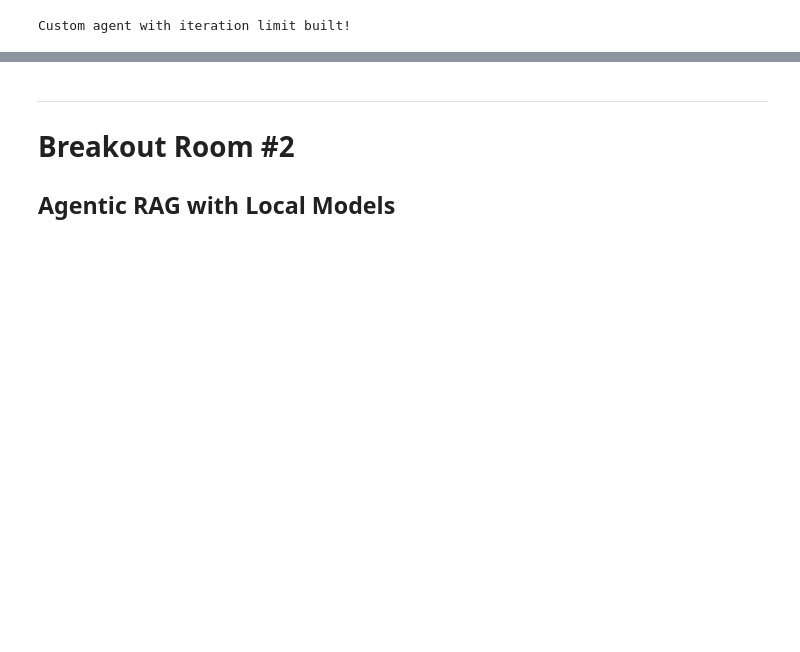
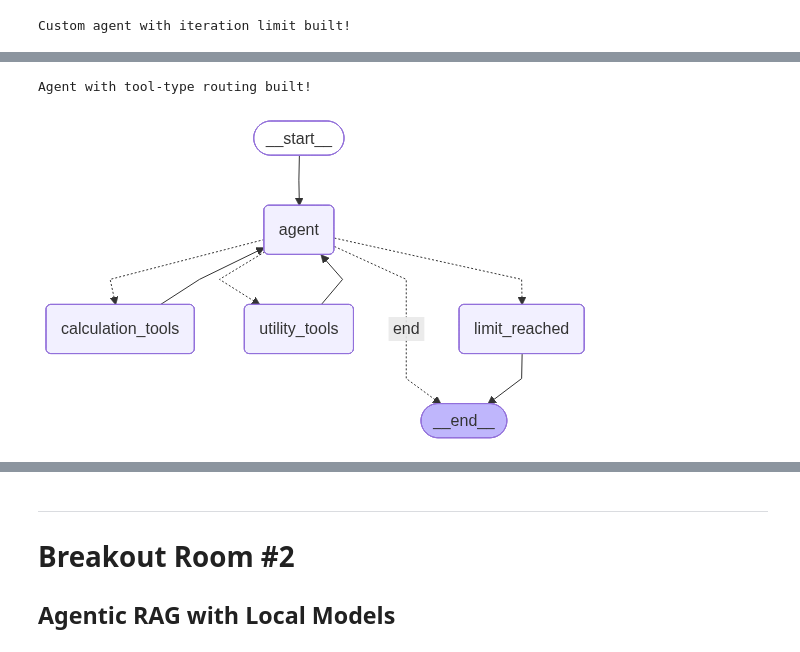
Before and after one commit to dmcphillips13/AIE9, a Jupyter notebook: 04_Agentic_RAG_From_Scratch/Agentic_RAG_From_Scratch_Assignment.ipynb, the cells around one changed output, grey strips where cells are left out. Drawn from its saved outputs; the diff is of its cells as text; code cells hidden in the pictures; blank space fills up the shorter version.

Commit message:
Route to Different Nodes Based on Tool Type

```diff
--- a/04_Agentic_RAG_From_Scratch/Agentic_RAG_From_Scratch_Assignment.ipynb
+++ b/04_Agentic_RAG_From_Scratch/Agentic_RAG_From_Scratch_Assignment.ipynb
@@ -634,0 +754,49 @@ Total iterations: 5
+# %%
+# Build the agent with tool-type routing
+routing_workflow = StateGraph(AgentStateWithRouting)
+
+# Add nodes
+routing_workflow.add_node("agent", routing_agent_node)
+routing_workflow.add_node("calculation_tools", calculation_tools_node)
+routing_workflow.add_node("utility_tools", utility_tools_node)
+routing_workflow.add_node("limit_reached", routing_limit_reached_node)
+
+# Set the entry point
+routing_workflow.add_edge(START, "agent")
+
+# Add conditional edge from agent using tool-type routing
+routing_workflow.add_conditional_edges(
+    "agent",
+    route_by_tool_type,
+    {
+        "calculation_tools": "calculation_tools",
+        "utility_tools": "utility_tools",
+        "limit_reached": "limit_reached",
+        "end": END
+    }
+)
+
+# Add edges from tool nodes back to agent
+routing_workflow.add_edge("calculation_tools", "agent")
+routing_workflow.add_edge("utility_tools", "agent")
+
+# Add edge from limit_reached to END
+routing_workflow.add_edge("limit_reached", END)
+
+# Compile the routing agent
+routing_agent = routing_workflow.compile()
+
+print("Agent with tool-type routing built!")
+# %% [output]
+Agent with tool-type routing built!
+# %%
+# Visualize the routing agent graph
+try:
+    from IPython.display import display, Image
+    display(Image(routing_agent.get_graph().draw_mermaid_png()))
+except Exception as e:
+    print(f"Could not display graph image: {e}")
+    print("\nGraph structure (ASCII):")
+    print(routing_agent.get_graph().draw_ascii())
+# %% [output]
+[figure, added]
```
Also changed, not shown: parts of 10 cells of this notebook.
